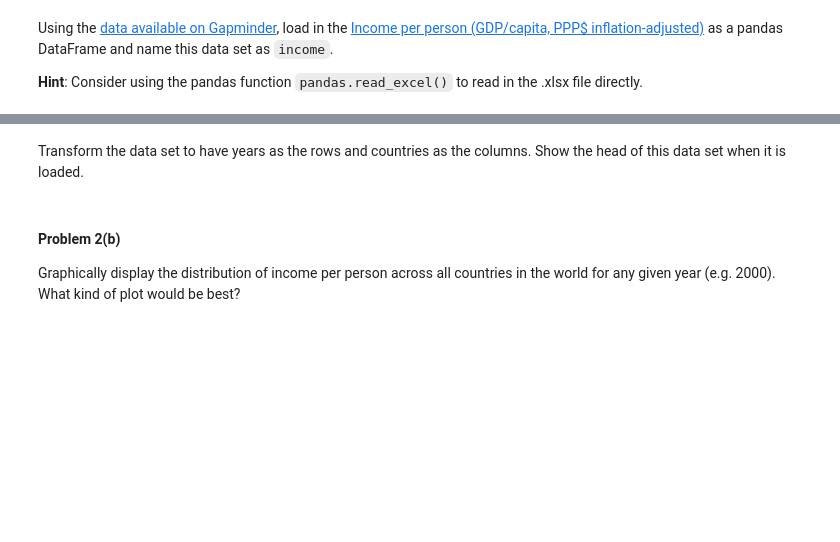
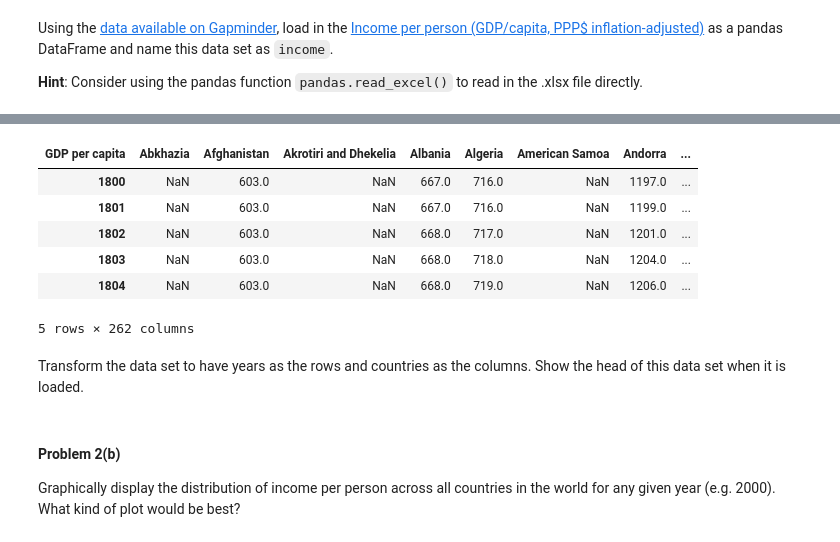
Before and after one commit to ademyanchuk/2014, a Jupyter notebook: homework/HW1.ipynb, the cells around one changed output, grey strips where cells are left out. Drawn from its saved outputs; the diff is of its cells as text; code cells hidden in the pictures; blank space fills up the shorter version.

```diff
--- a/homework/HW1.ipynb
+++ b/homework/HW1.ipynb
@@ -203,2 +253,13 @@ Using the [data available on Gapminder](http://www.gapminder.org/data/), load in
+# %%
+income = income.transpose()
+income.head()
+# %% [output]
+| GDP per capita | Abkhazia | Afghanistan | Akrotiri and Dhekelia | Albania | Algeria | American Samoa | Andorra | ... |
+| 1800 | NaN | 603.0 | NaN | 667.0 | 716.0 | NaN | 1197.0 | ... |
+| 1801 | NaN | 603.0 | NaN | 667.0 | 716.0 | NaN | 1199.0 | ... |
+| 1802 | NaN | 603.0 | NaN | 668.0 | 717.0 | NaN | 1201.0 | ... |
+| 1803 | NaN | 603.0 | NaN | 668.0 | 718.0 | NaN | 1204.0 | ... |
+| 1804 | NaN | 603.0 | NaN | 668.0 | 719.0 | NaN | 1206.0 | ... |
+5 rows × 262 columns
 # %% [markdown]
 Transform the data set to have years as the rows and countries as the columns. Show the head of this data set when it is loaded.
```
Also changed, not shown: parts of 28 cells of this notebook, 2 other files.
